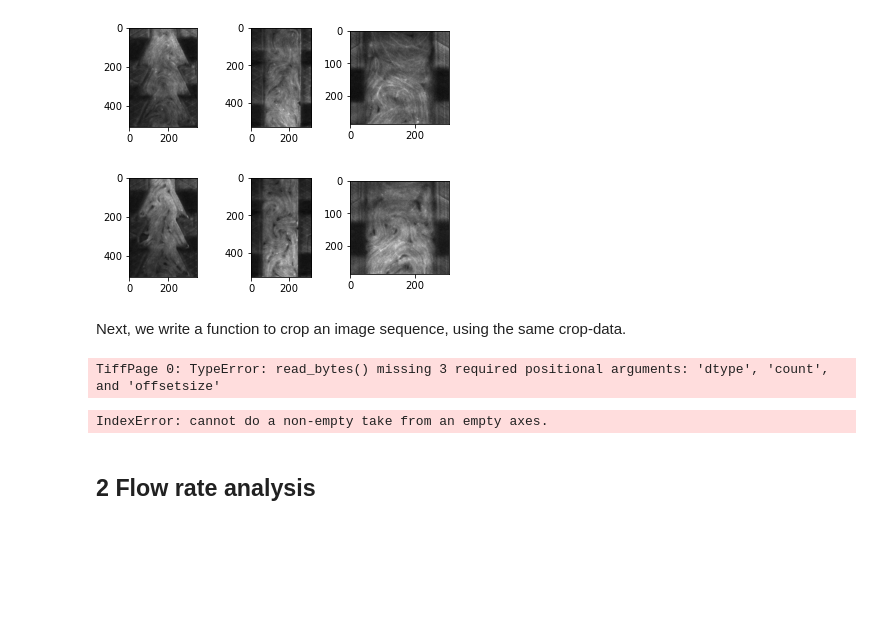
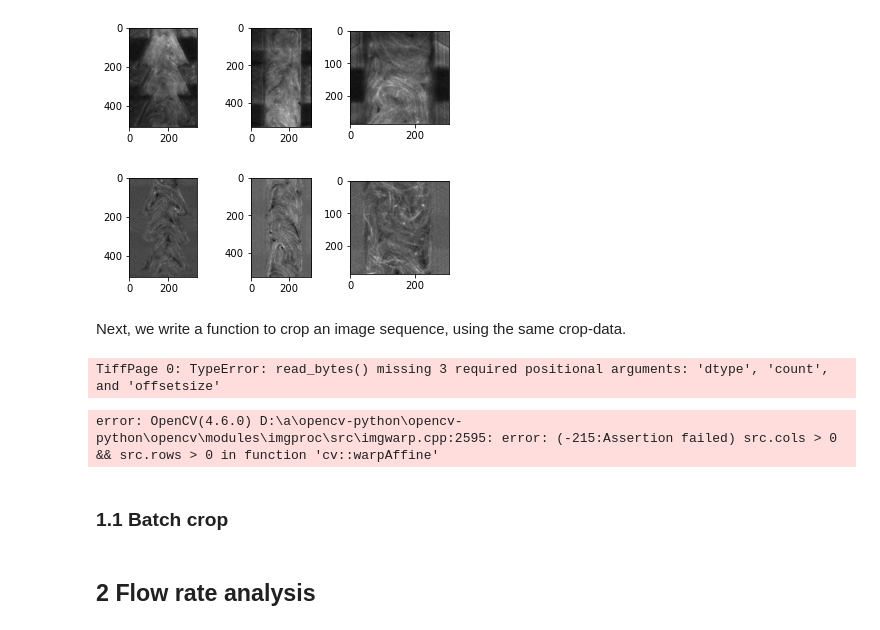
Before and after one commit to ZLoverty/AN, a Jupyter notebook: Code/Active nematics data analysis.ipynb, the cells around one changed output. Drawn from its saved outputs; the diff is of its cells as text; code cells hidden in the pictures; blank space fills up the shorter version.

```diff
--- a/Code/Active nematics data analysis.ipynb
+++ b/Code/Active nematics data analysis.ipynb
@@ -105,11 +105,11 @@ TiffPage 0: TypeError: read_bytes() missing 3 required positional arguments: 'dt
 [figure]
 # %%
 # preview real data
-img = io.imread(r"E:/AN/10172022/18/raw/00000.tif")
+img = io.imread(r"E:/AN/10172022/05/remove-background/00000.tif")
 crop_data = pd.read_csv(r"test_files/crop-data.csv")
 preview_crop(img, crop_data)
 # %% [output]
-[figure, old version]
+[figure, new version]
 # %% [markdown]
 Next, we write a function to crop an image sequence, using the same crop-data.
 # %%
@@ -142,7 +142,9 @@ save_folder = r"test_files/cropped_images"
 crop_sequence(seq, crop_data, save_folder)
 # %% [output]
 TiffPage 0: TypeError: read_bytes() missing 3 required positional arguments: 'dtype', 'count', and 'offsetsize'
-IndexError: cannot do a non-empty take from an empty axes.
+error: OpenCV(4.6.0) D:\a\opencv-python\opencv-python\opencv\modules\imgproc\src\imgwarp.cpp:2595: error: (-215:Assertion failed) src.cols > 0 && src.rows > 0 in function 'cv::warpAffine'
+# %% [markdown]
+### 1.1 Batch crop
 # %%
 # external disk test
 folder = r"E:\AN\10172022"
```
Also changed, not shown: parts of 32 cells of this notebook, 4 other files.
